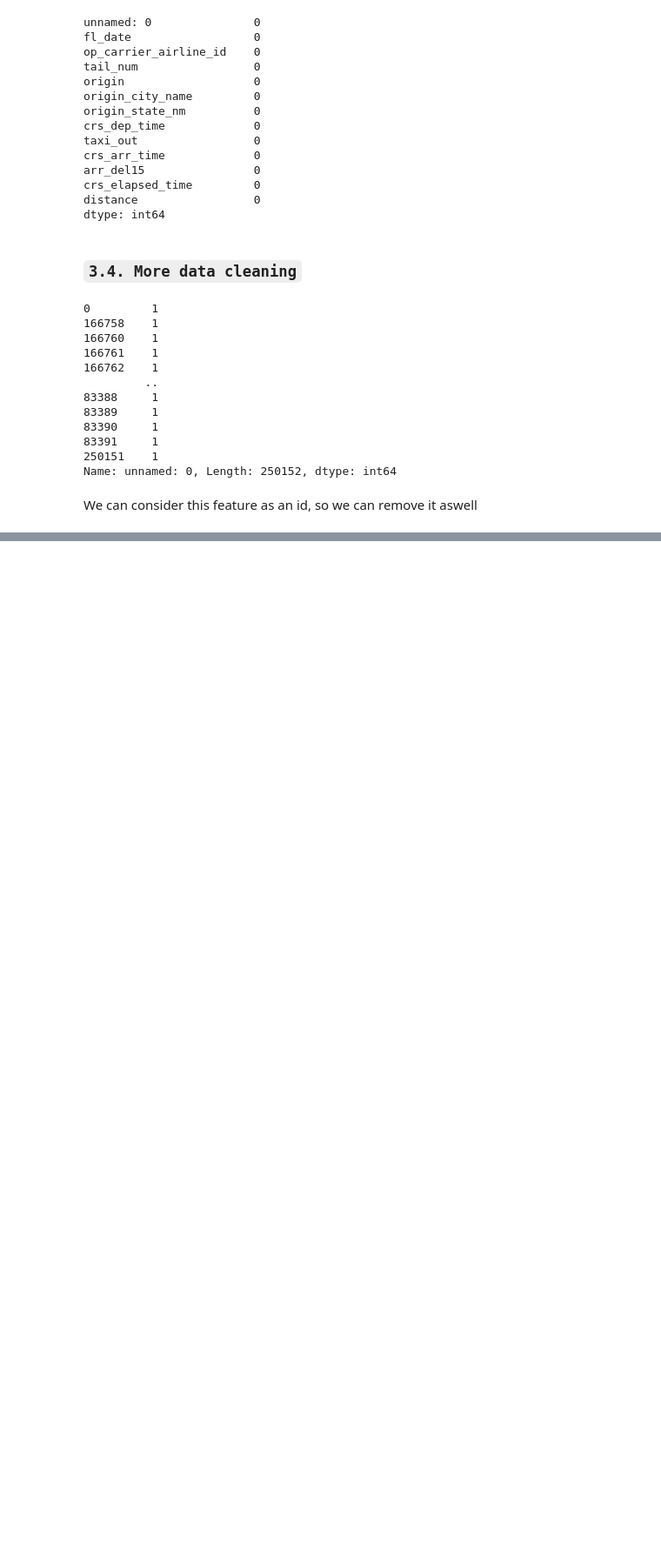
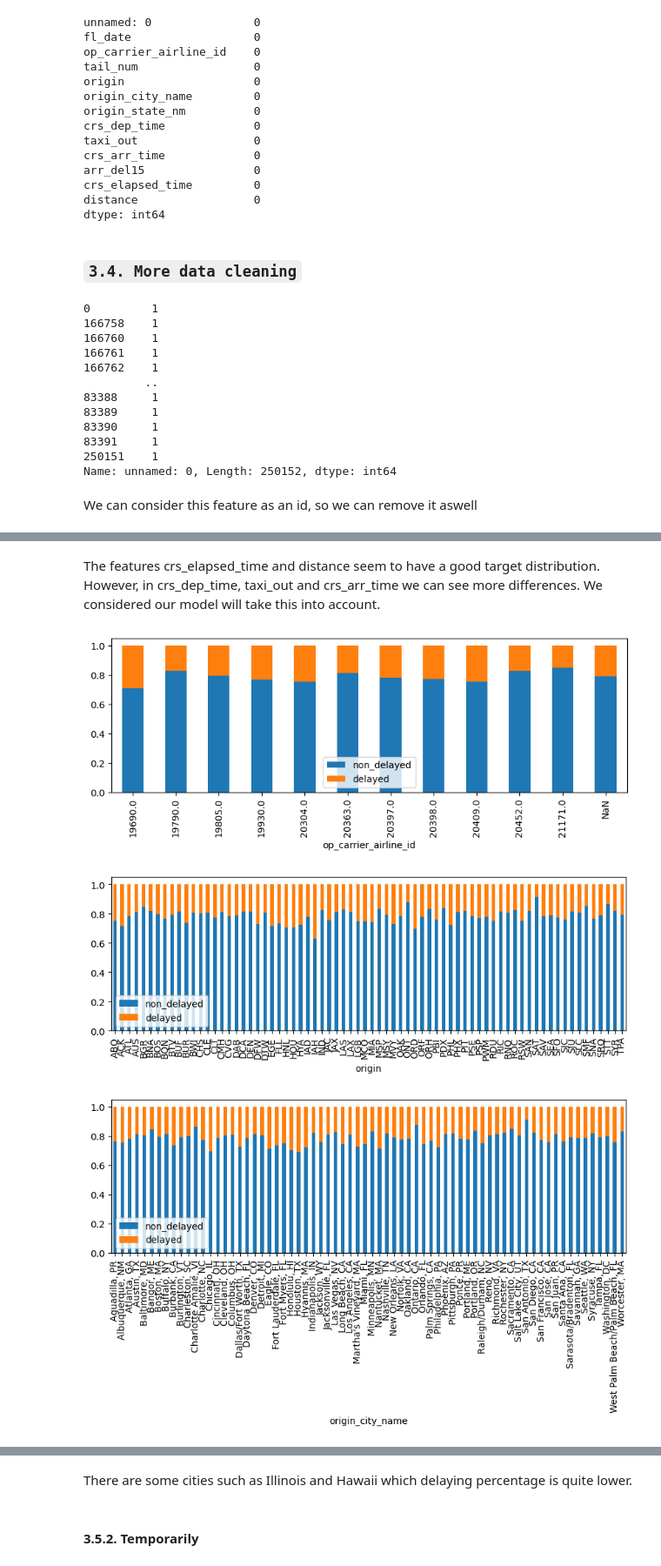
Before and after one commit to hidiegorguez/JFK-Delay-Prediction, a Jupyter notebook: jfk_delay_prediction.ipynb, the cells around one changed output, grey strips where cells are left out. Shown at 87% size. Cells and saved outputs as stored; diff of their text form; code cells hidden in the pictures; blank space fills up the shorter version.

```diff
--- a/jfk_delay_prediction.ipynb
+++ b/jfk_delay_prediction.ipynb
@@ -324,0 +388,26 @@ df.drop(columns=["unnamed: 0"],inplace=True)
+# %% [markdown]
+The features crs_elapsed_time and distance seem to have a good target distribution. However, in crs_dep_time, taxi_out and crs_arr_time we can see more differences. We considered our model will take this into account.
+# %%
+def plot_barplot_by_target(df, variable, target, normalized = True, stacked = True):
+    df_plot = df.groupby([target, variable]).size().reset_index()
+    df_plot = df_plot.pivot(index=variable, columns=target)
+    df_plot.columns = ["non_delayed", "delayed"]
+    df_total = df_plot.sum(axis=1).reset_index(name="conteo_total")
+    df_plot = df_plot.merge(df_total, on = variable)
+    if normalized:
+        df_plot["non_delayed"] /= df_plot["conteo_total"]
+        df_plot["delayed"] /= df_plot["conteo_total"]
+    df_plot.index = df_plot[variable]
+    df_plot.drop(columns = [variable, "conteo_total"], inplace = True)
+    df_plot.plot(kind="bar", stacked=stacked, figsize=(10, 3))
+    return df_plot.sort_values("delayed", ascending = False,)
+# %%
+cat_cols = list(df.select_dtypes(exclude = ['float', 'int']).columns)
+cat_cols = [c for c in cat_cols if c not in ["fl_date", "tail_num"]]
+
+for cat_col in cat_cols:
+    plot_barplot_by_target(df,cat_col,target,True)
+# %% [output]
+[figure, added]
+[figure, added]
+[figure, added]
@@ -324,0 +415,4 @@ df.drop(columns=["unnamed: 0"],inplace=True)
+# %% [markdown]
+There are some cities such as Illinois and Hawaii which delaying percentage is quite lower.
+# %% [markdown]
+#### 3.5.2. Temporarily
```
Also changed, not shown: parts of 35 cells of this notebook.
